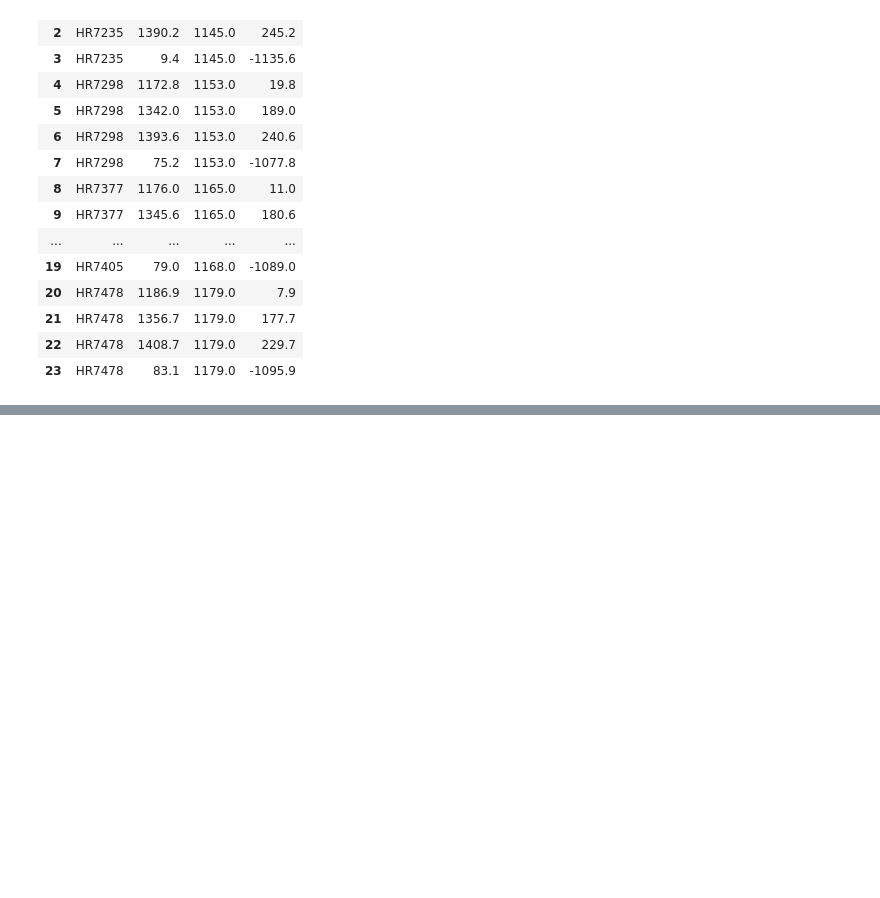
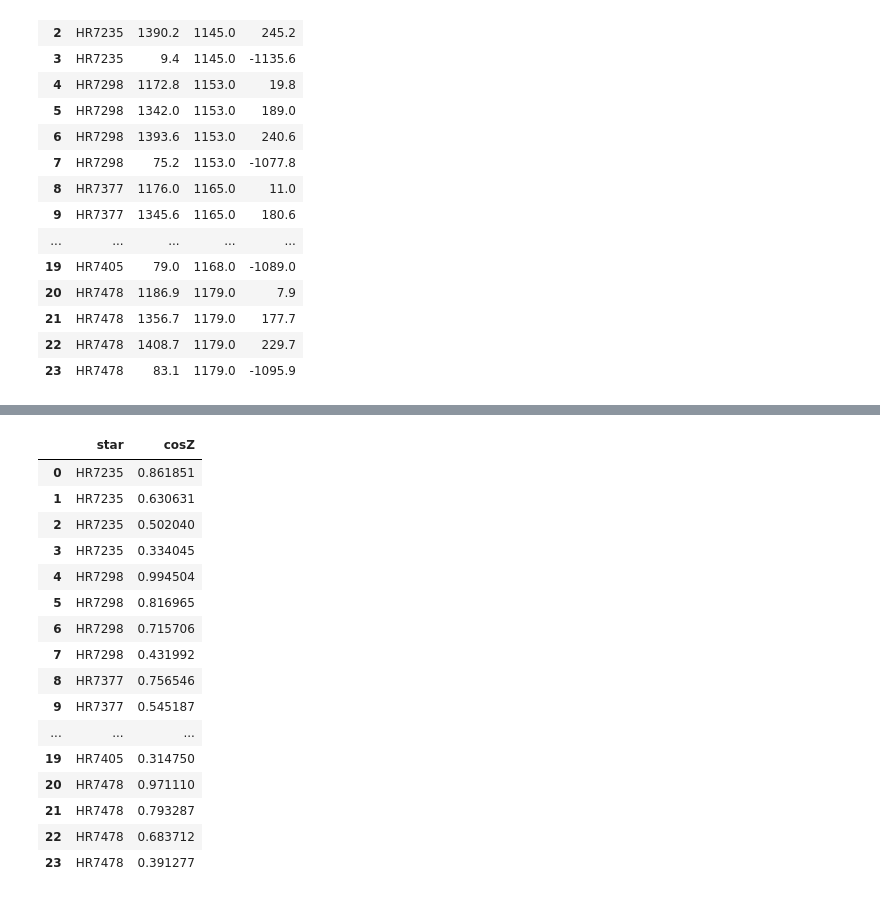
Before and after one commit to Natalia985/Third-semester-MASS, a Jupyter notebook: Astrophysical_Techniques/HW1_Atmospheric_Extinction.ipynb, the cells around one changed output, grey strips where cells are left out. Cells and saved outputs as stored; diff of their text form; code cells hidden in the pictures; blank space fills up the shorter version.

```diff
--- a/Astrophysical_Techniques/HW1_Atmospheric_Extinction.ipynb
+++ b/Astrophysical_Techniques/HW1_Atmospheric_Extinction.ipynb
@@ -340,0 +353,22 @@ df[['star', 'LST', 'ra', 'HA']]
+# %%
+df['cosZ'] = (np.sin(phi)*np.sin(dec)+ np.cos(phi)*np.cos(dec)*np.cos(HA))
+
+df[['star', 'cosZ']]
+# %% [output]
+|  | star | cosZ |
+| 0 | HR7235 | 0.861851 |
+| 1 | HR7235 | 0.630631 |
+| 2 | HR7235 | 0.502040 |
+| 3 | HR7235 | 0.334045 |
+| 4 | HR7298 | 0.994504 |
+| 5 | HR7298 | 0.816965 |
+| 6 | HR7298 | 0.715706 |
+| 7 | HR7298 | 0.431992 |
+| 8 | HR7377 | 0.756546 |
+| 9 | HR7377 | 0.545187 |
+| ... | ... | ... |
+| 19 | HR7405 | 0.314750 |
+| 20 | HR7478 | 0.971110 |
+| 21 | HR7478 | 0.793287 |
+| 22 | HR7478 | 0.683712 |
+| 23 | HR7478 | 0.391277 |
```
Also changed, not shown: parts of 24 cells of this notebook.
